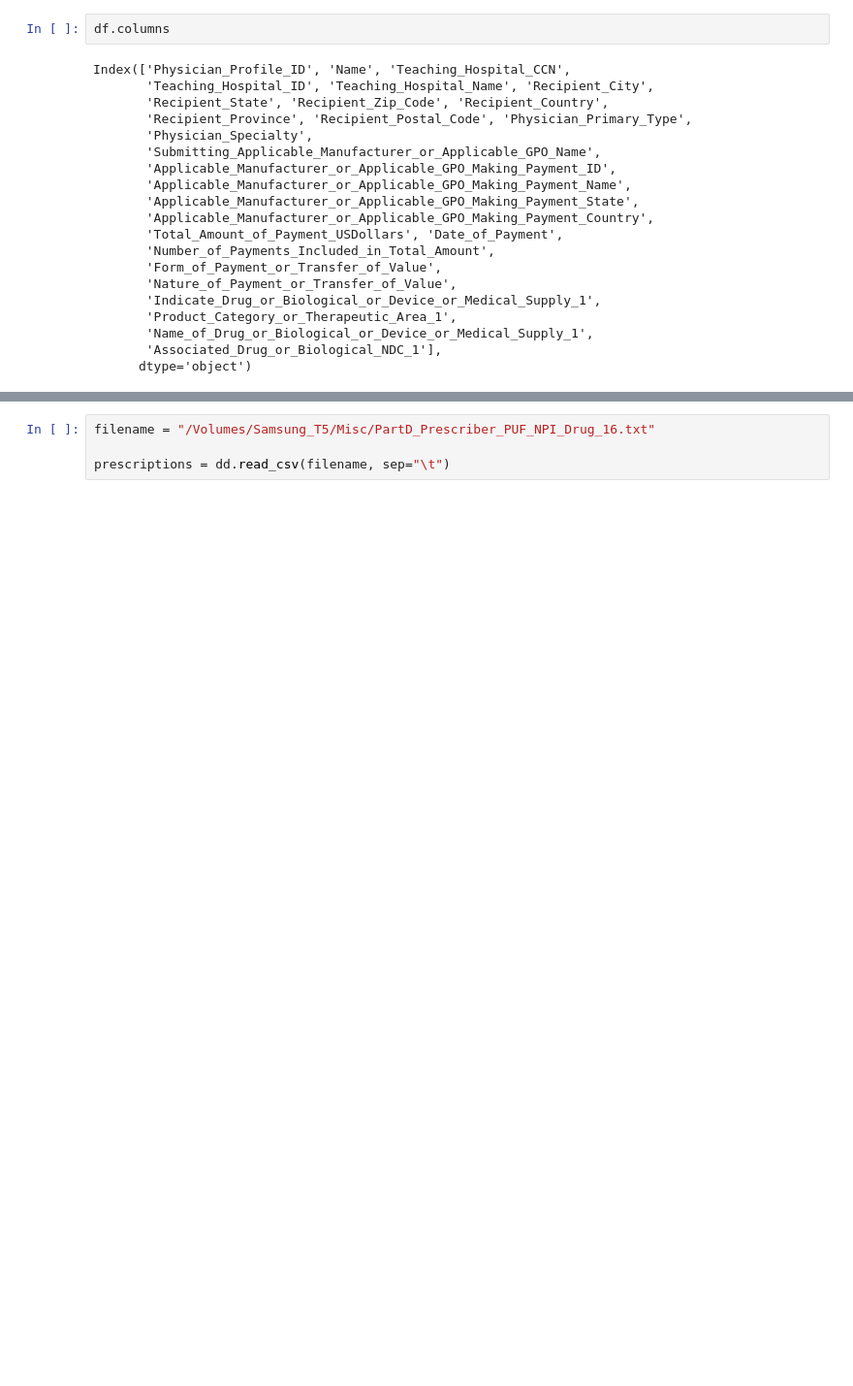
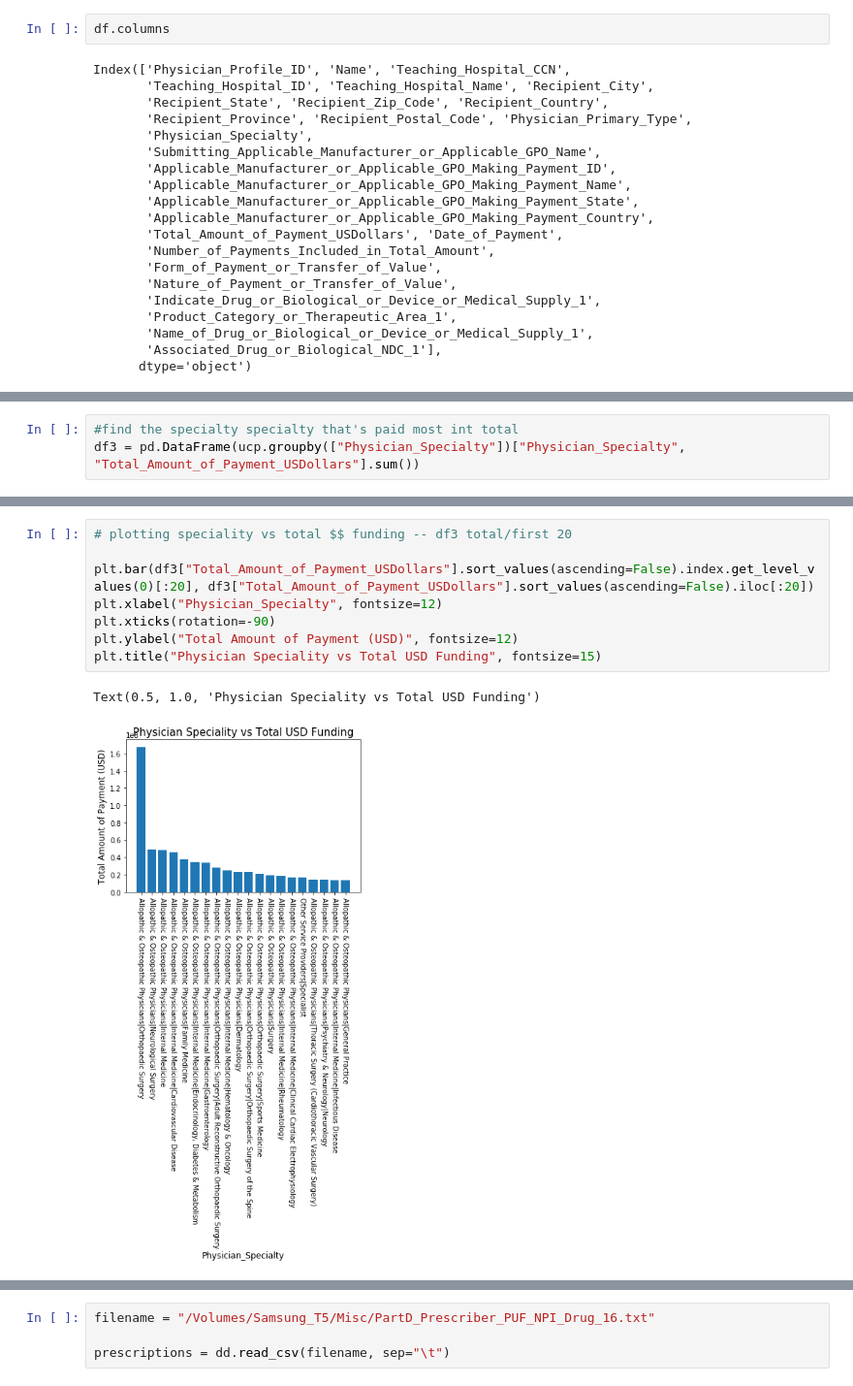
Before and after one commit to charlesjkwanin/dollars-for-doctors, a Jupyter notebook: Physician_Bias.ipynb, the cells around one changed output, grey strips where cells are left out. Shown: that part at 97% size. Drawn from its saved outputs; the diff is of its cells as text; blank space fills up the shorter version.

```diff
--- a/Physician_Bias.ipynb
+++ b/Physician_Bias.ipynb
@@ -190,0 +263,3 @@ import statsmodels
+# %%
+#find the specialty specialty that's paid most int total
+df3 = pd.DataFrame(ucp.groupby(["Physician_Specialty"])["Physician_Specialty", "Total_Amount_of_Payment_USDollars"].sum())
@@ -190,0 +323,11 @@ import statsmodels
+# %%
+# plotting speciality vs total $$ funding -- df3 total/first 20
+
+plt.bar(df3["Total_Amount_of_Payment_USDollars"].sort_values(ascending=False).index.get_level_values(0)[:20], df3["Total_Amount_of_Payment_USDollars"].sort_values(ascending=False).iloc[:20])
+plt.xlabel("Physician_Specialty", fontsize=12)
+plt.xticks(rotation=-90)
+plt.ylabel("Total Amount of Payment (USD)", fontsize=12)
+plt.title("Physician Speciality vs Total USD Funding", fontsize=15)
+# %% [output]
+Text(0.5, 1.0, 'Physician Speciality vs Total USD Funding')
+[figure, added]
```
Also changed, not shown: parts of 86 cells of this notebook, 1 other file.
